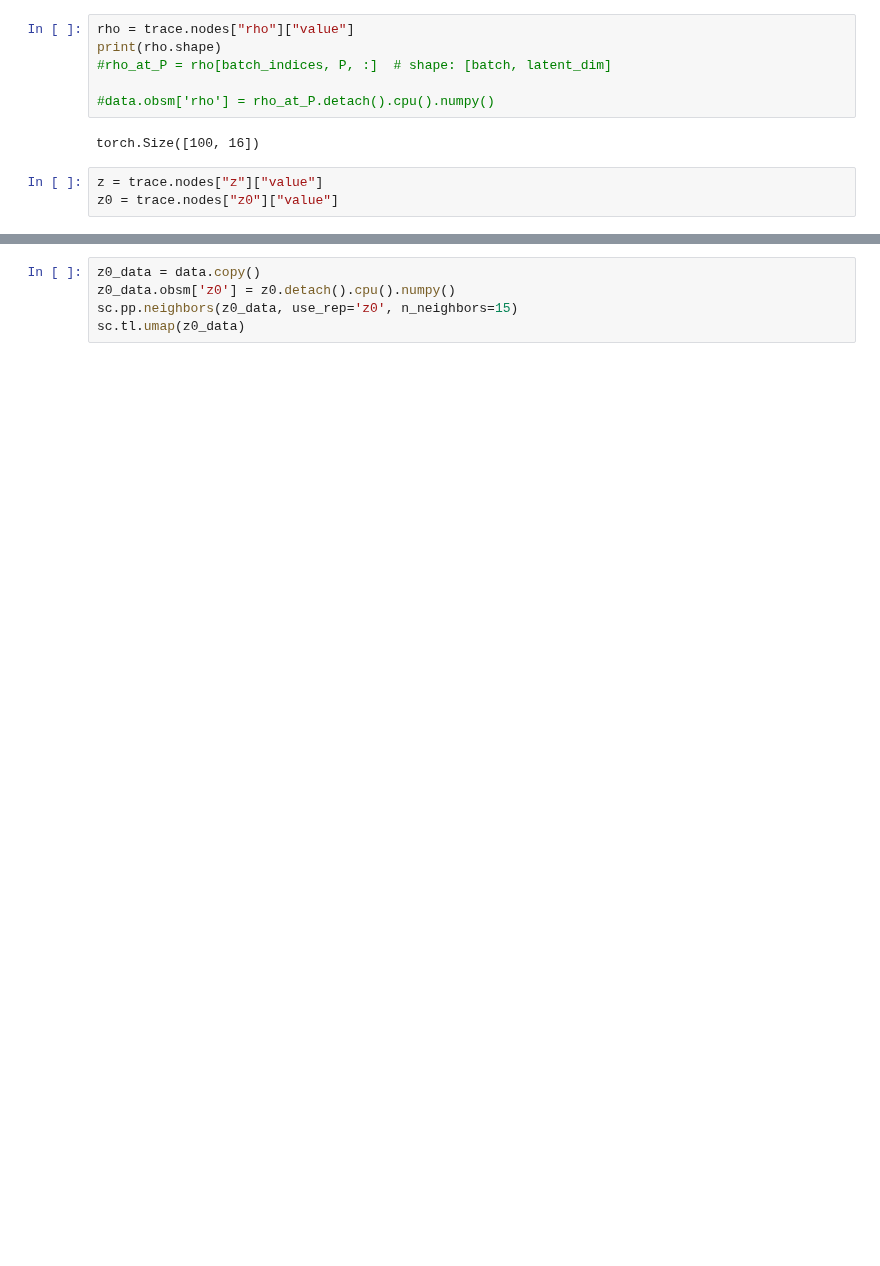
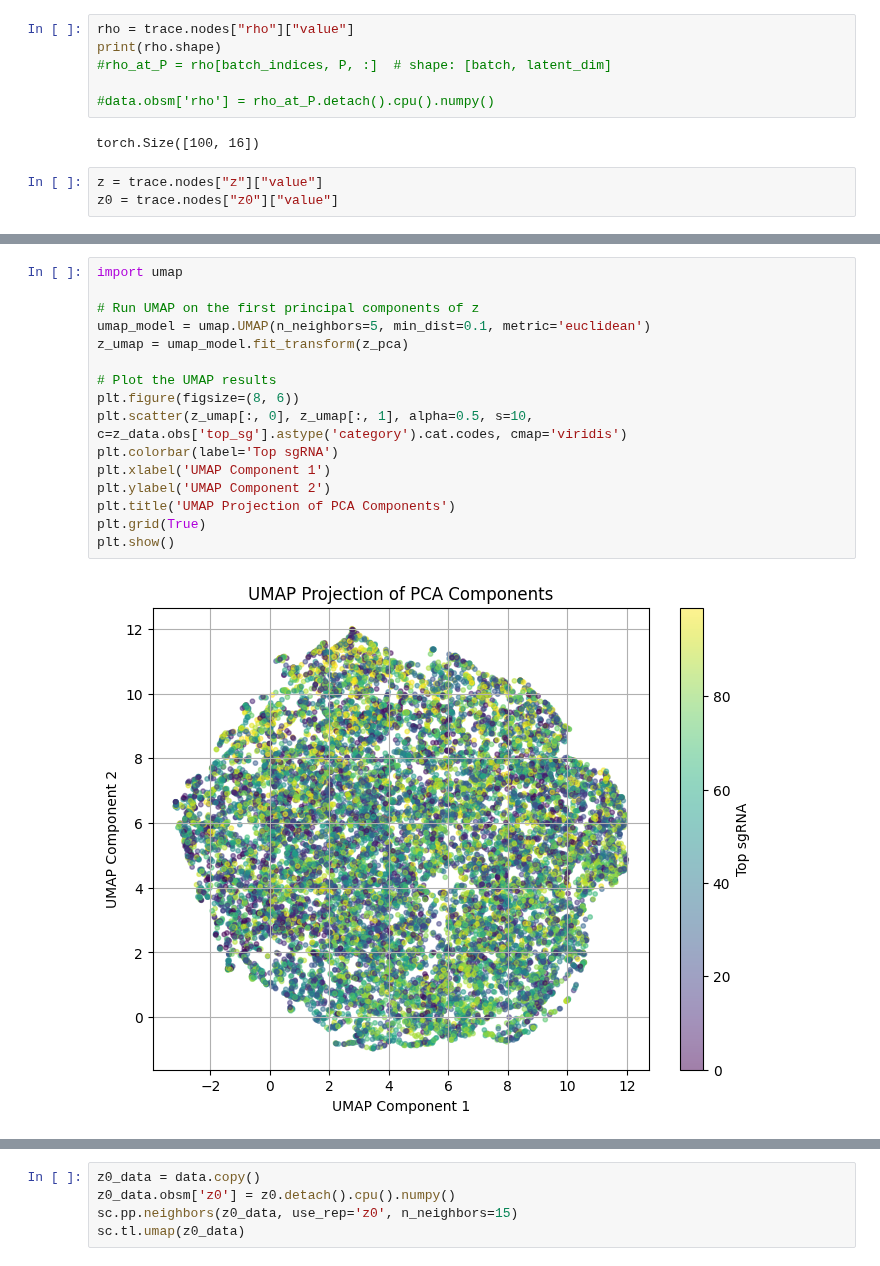
Before and after one commit to azizilab/SHERLOCK, a Jupyter notebook: PerturbVAE/training_test.ipynb, the cells around one changed output, grey strips where cells are left out. Cells and saved outputs as stored; diff of their text form; blank space fills up the shorter version.

```diff
--- a/PerturbVAE/training_test.ipynb
+++ b/PerturbVAE/training_test.ipynb
@@ -216,0 +265,18 @@ sc.pl.umap(z_data, color=['top_sg'], frameon=False, show=True)
+# %%
+import umap
+
+# Run UMAP on the first principal components of z
+umap_model = umap.UMAP(n_neighbors=5, min_dist=0.1, metric='euclidean')
+z_umap = umap_model.fit_transform(z_pca)
+
+# Plot the UMAP results
+plt.figure(figsize=(8, 6))
+plt.scatter(z_umap[:, 0], z_umap[:, 1], alpha=0.5, s=10, c=z_data.obs['top_sg'].astype('category').cat.codes, cmap='viridis')
+plt.colorbar(label='Top sgRNA')
+plt.xlabel('UMAP Component 1')
+plt.ylabel('UMAP Component 2')
+plt.title('UMAP Projection of PCA Components')
+plt.grid(True)
+plt.show()
+# %% [output]
+[figure, added]
```
Also changed, not shown: parts of 12 cells of this notebook, 2 other files.
